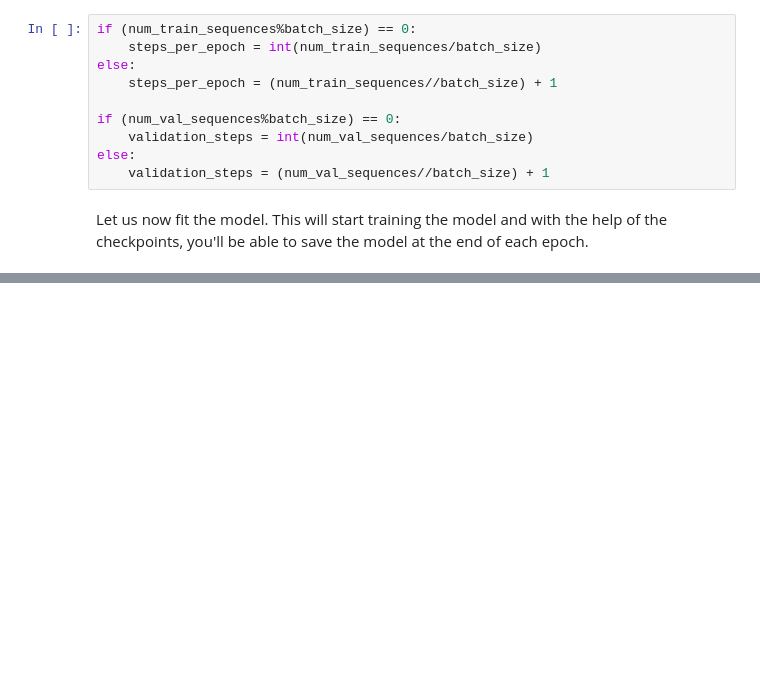
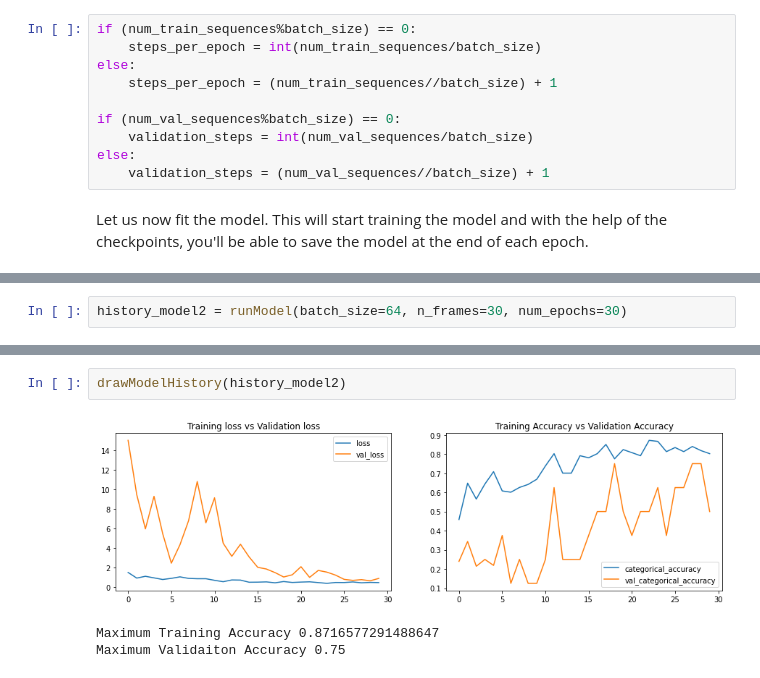
Before and after one commit to SanjayaKumarSahoo/gesture-recognition-case-study, a Jupyter notebook: Neural_Nets_Project_Starter_Code.ipynb, the cells around one changed output, grey strips where cells are left out. Saved outputs shown, nothing was run; the diff lists cells and outputs as text; blank space fills up the shorter version.

```diff
--- a/Neural_Nets_Project_Starter_Code.ipynb
+++ b/Neural_Nets_Project_Starter_Code.ipynb
@@ -364,0 +472,2 @@ Epoch 1/3
+# %%
+history_model2 = runModel(batch_size=64, n_frames=30, num_epochs=30)
@@ -364,0 +492,6 @@ Epoch 1/3
+# %%
+drawModelHistory(history_model2)
+# %% [output]
+[figure, added]
+Maximum Training Accuracy 0.8716577291488647
+Maximum Validaiton Accuracy 0.75
```
Also changed, not shown: parts of 31 cells of this notebook.
